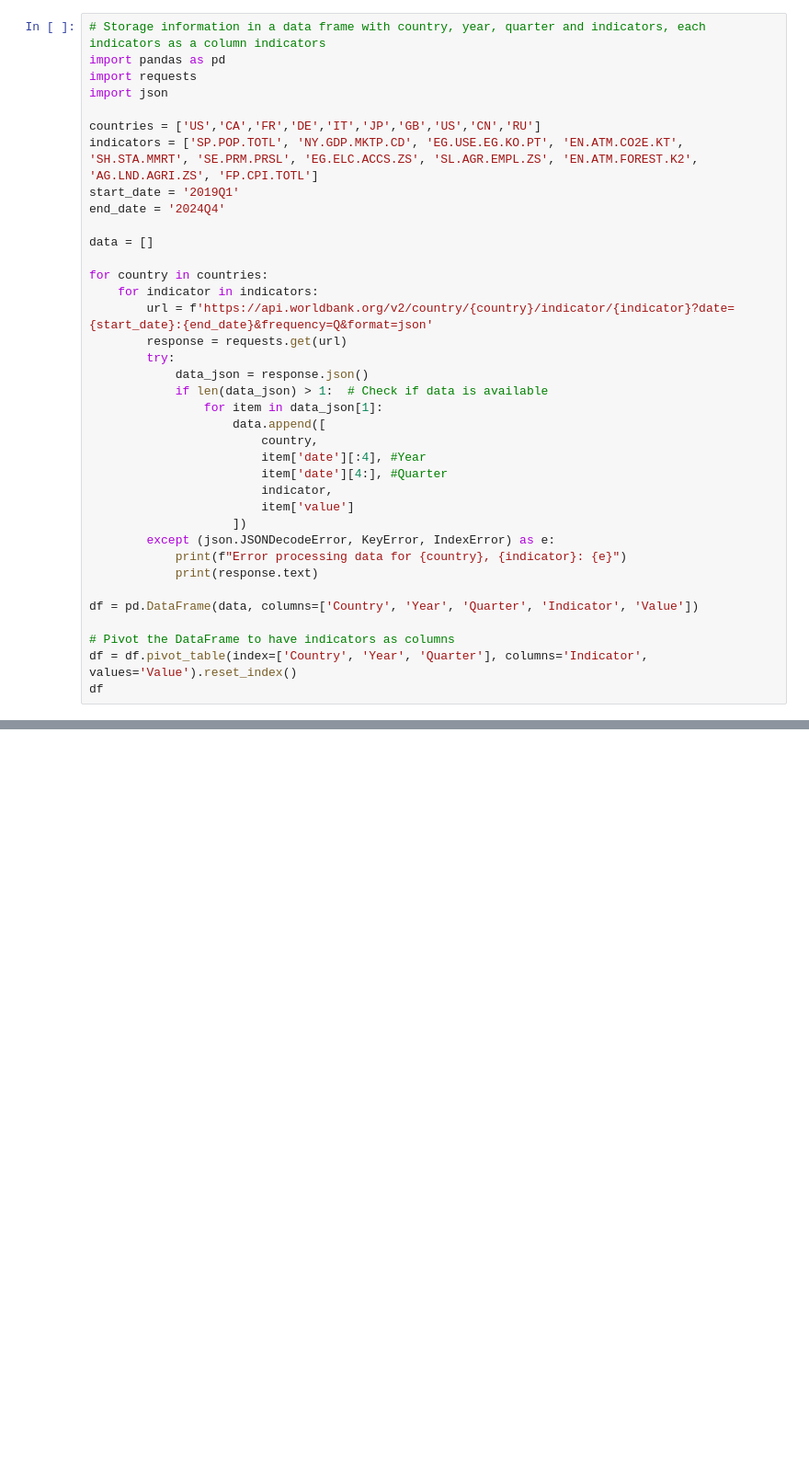
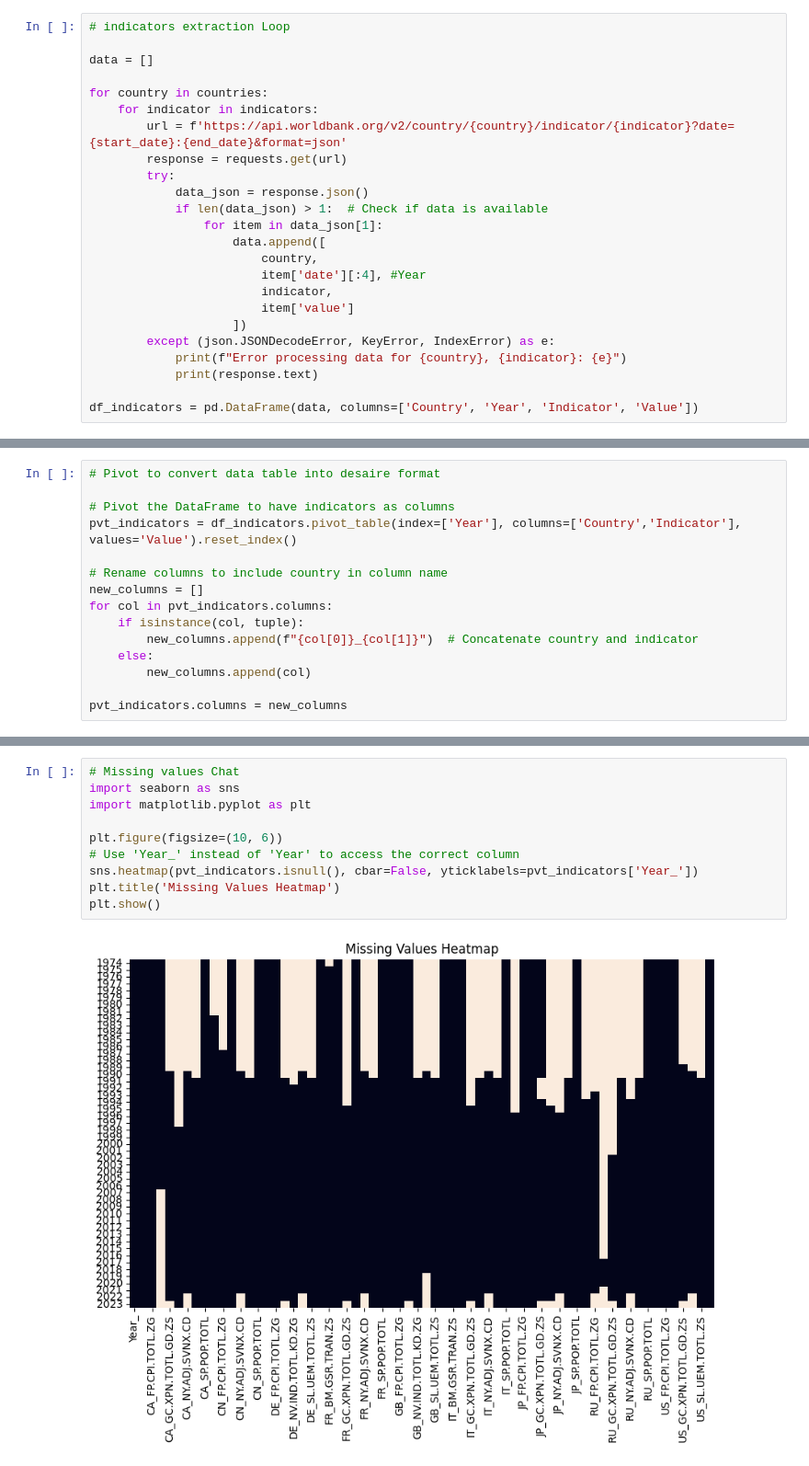
Before and after one commit to mpalominocol/CPSC4800_GitEExample, a Jupyter notebook: WB_Data_Extraction.ipynb, the cells around one changed output, grey strips where cells are left out. Shown at 92% size. Saved outputs shown, nothing was run; the diff lists cells and outputs as text; blank space fills up the shorter version.

```diff
--- a/WB_Data_Extraction.ipynb
+++ b/WB_Data_Extraction.ipynb
@@ -3,19 +47,11 @@
 # %%
-# Storage information in a data frame with country, year, quarter and indicators, each indicators as a column indicators
-import pandas as pd
-import requests
-import json
-
-countries = ['US','CA','FR','DE','IT','JP','GB','US','CN','RU']
-indicators = ['SP.POP.TOTL', 'NY.GDP.MKTP.CD', 'EG.USE.EG.KO.PT', 'EN.ATM.CO2E.KT', 'SH.STA.MMRT', 'SE.PRM.PRSL', 'EG.ELC.ACCS.ZS', 'SL.AGR.EMPL.ZS', 'EN.ATM.FOREST.K2', 'AG.LND.AGRI.ZS', 'FP.CPI.TOTL']
-start_date = '2019Q1'
-end_date = '2024Q4'
+# indicators extraction Loop
 
 data = []
 
 for country in countries:
     for indicator in indicators:
-        url = f'https://api.worldbank.org/v2/country/{country}/indicator/{indicator}?date={start_date}:{end_date}&frequency=Q&format=json'
+        url = f'https://api.worldbank.org/v2/country/{country}/indicator/{indicator}?date={start_date}:{end_date}&format=json'
         response = requests.get(url)
         try:
             data_json = response.json()
@@ -24,7 +60,6 @@ for country in countries:
                     data.append([
                         country,
                         item['date'][:4], #Year
-                        item['date'][4:], #Quarter
                         indicator,
                         item['value']
                     ])
@@ -32,8 +67,4 @@ for country in countries:
             print(f"Error processing data for {country}, {indicator}: {e}")
             print(response.text)
 
-df = pd.DataFrame(data, columns=['Country', 'Year', 'Quarter', 'Indicator', 'Value'])
-
-# Pivot the DataFrame to have indicators as columns
-df = df.pivot_table(index=['Country', 'Year', 'Quarter'], columns='Indicator', values='Value').reset_index()
-df
+df_indicators = pd.DataFrame(data, columns=['Country', 'Year', 'Indicator', 'Value'])
@@ -53,0 +73,15 @@ df
+# %%
+# Pivot to convert data table into desaire format
+
+# Pivot the DataFrame to have indicators as columns
+pvt_indicators = df_indicators.pivot_table(index=['Year'], columns=['Country','Indicator'], values='Value').reset_index()
+
+# Rename columns to include country in column name
+new_columns = []
+for col in pvt_indicators.columns:
+    if isinstance(col, tuple):
+        new_columns.append(f"{col[0]}_{col[1]}")  # Concatenate country and indicator
+    else:
+        new_columns.append(col)
+
+pvt_indicators.columns = new_columns
@@ -94,0 +153,12 @@ memory usage: 35.3+ KB
+# %%
+# Missing values Chat
+import seaborn as sns
+import matplotlib.pyplot as plt
+
+plt.figure(figsize=(10, 6))
+# Use 'Year_' instead of 'Year' to access the correct column
+sns.heatmap(pvt_indicators.isnull(), cbar=False, yticklabels=pvt_indicators['Year_'])
+plt.title('Missing Values Heatmap')
+plt.show()
+# %% [output]
+[figure, added]
```
Also changed, not shown: parts of 44 cells of this notebook.
